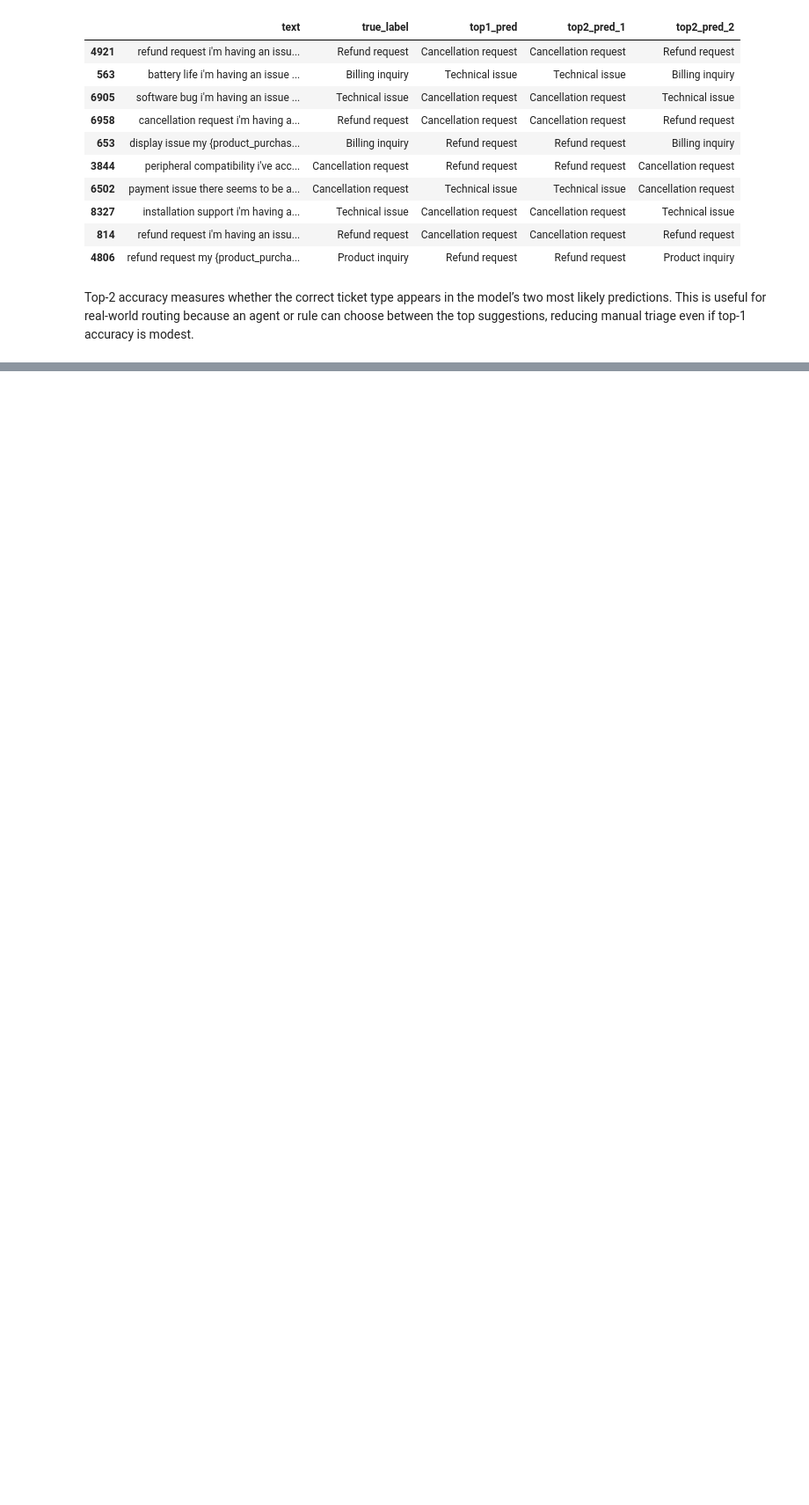
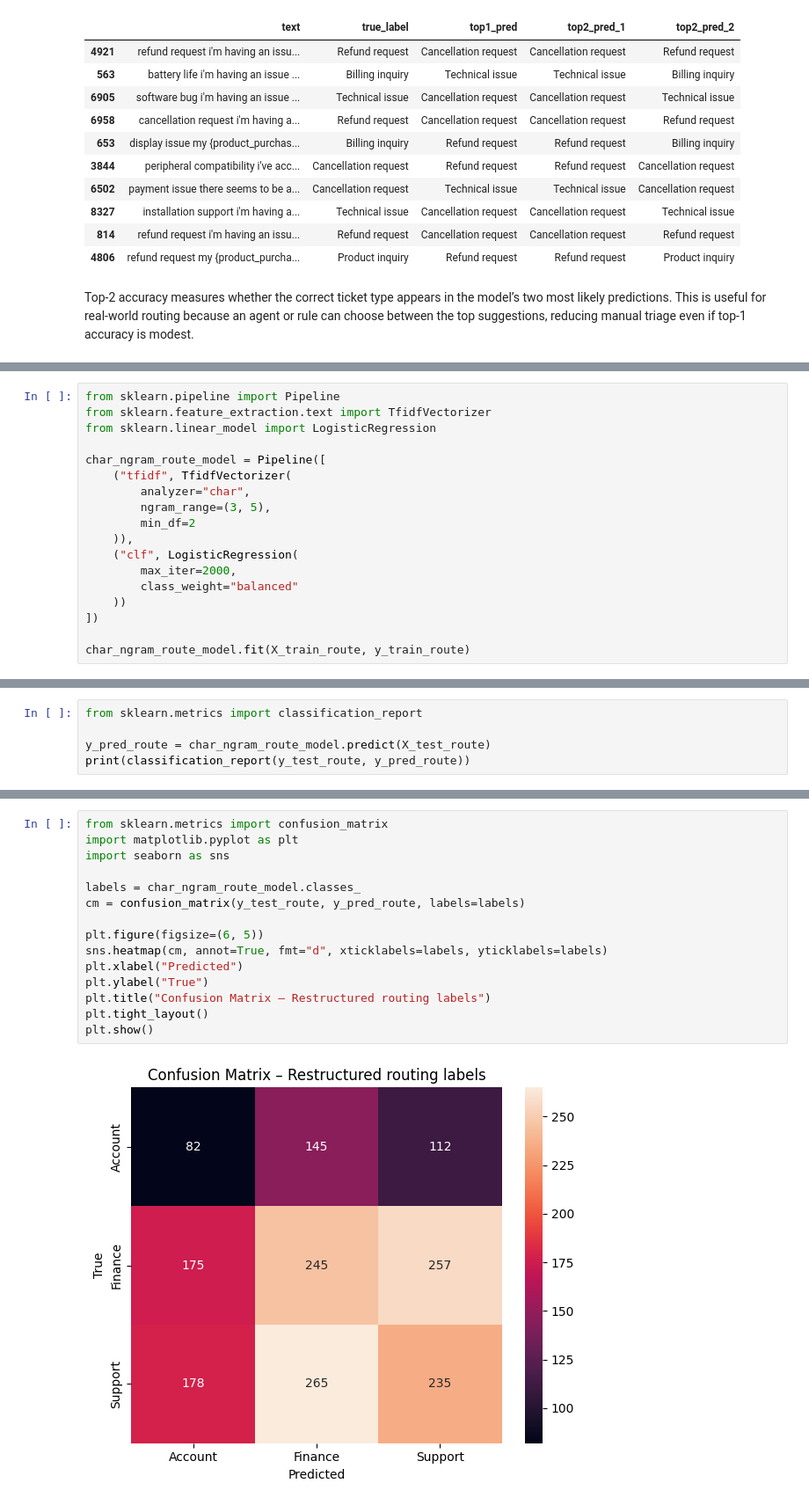
Before and after one commit to Grace-Ogunsanwo/customer-support-ticket-routing, a Jupyter notebook: notebooks/01_eda_and_text_preprocessing.ipynb, the cells around one changed output, grey strips where cells are left out. Shown: that part at 88% size. Saved outputs shown, nothing was run; the diff lists cells and outputs as text; blank space fills up the shorter version.

Commit message:
Add label restructuring and improved routing evaluation

```diff
--- a/notebooks/01_eda_and_text_preprocessing.ipynb
+++ b/notebooks/01_eda_and_text_preprocessing.ipynb
@@ -933,0 +964,18 @@ This is useful for real-world routing because an agent or rule can choose betwee
+# %%
+from sklearn.pipeline import Pipeline
+from sklearn.feature_extraction.text import TfidfVectorizer
+from sklearn.linear_model import LogisticRegression
+
+char_ngram_route_model = Pipeline([
+    ("tfidf", TfidfVectorizer(
+        analyzer="char",
+        ngram_range=(3, 5),
+        min_df=2
+    )),
+    ("clf", LogisticRegression(
+        max_iter=2000,
+        class_weight="balanced"
+    ))
+])
+
+char_ngram_route_model.fit(X_train_route, y_train_route)
@@ -933,0 +988,5 @@ This is useful for real-world routing because an agent or rule can choose betwee
+# %%
+from sklearn.metrics import classification_report
+
+y_pred_route = char_ngram_route_model.predict(X_test_route)
+print(classification_report(y_test_route, y_pred_route))
@@ -933,0 +1003,17 @@ This is useful for real-world routing because an agent or rule can choose betwee
+# %%
+from sklearn.metrics import confusion_matrix
+import matplotlib.pyplot as plt
+import seaborn as sns
+
+labels = char_ngram_route_model.classes_
+cm = confusion_matrix(y_test_route, y_pred_route, labels=labels)
+
+plt.figure(figsize=(6, 5))
+sns.heatmap(cm, annot=True, fmt="d", xticklabels=labels, yticklabels=labels)
+plt.xlabel("Predicted")
+plt.ylabel("True")
+plt.title("Confusion Matrix – Restructured routing labels")
+plt.tight_layout()
+plt.show()
+# %% [output]
+[figure, added]
```
Also changed, not shown: parts of 6 cells of this notebook.
